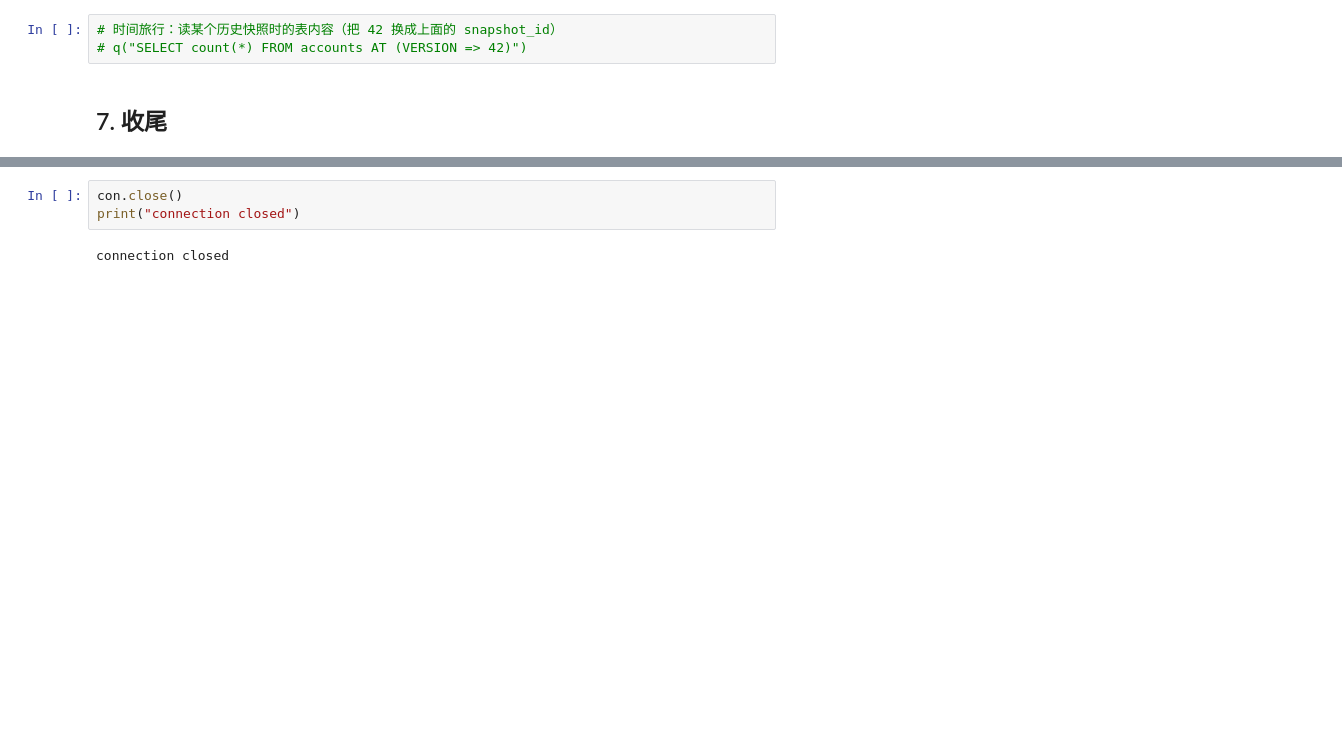
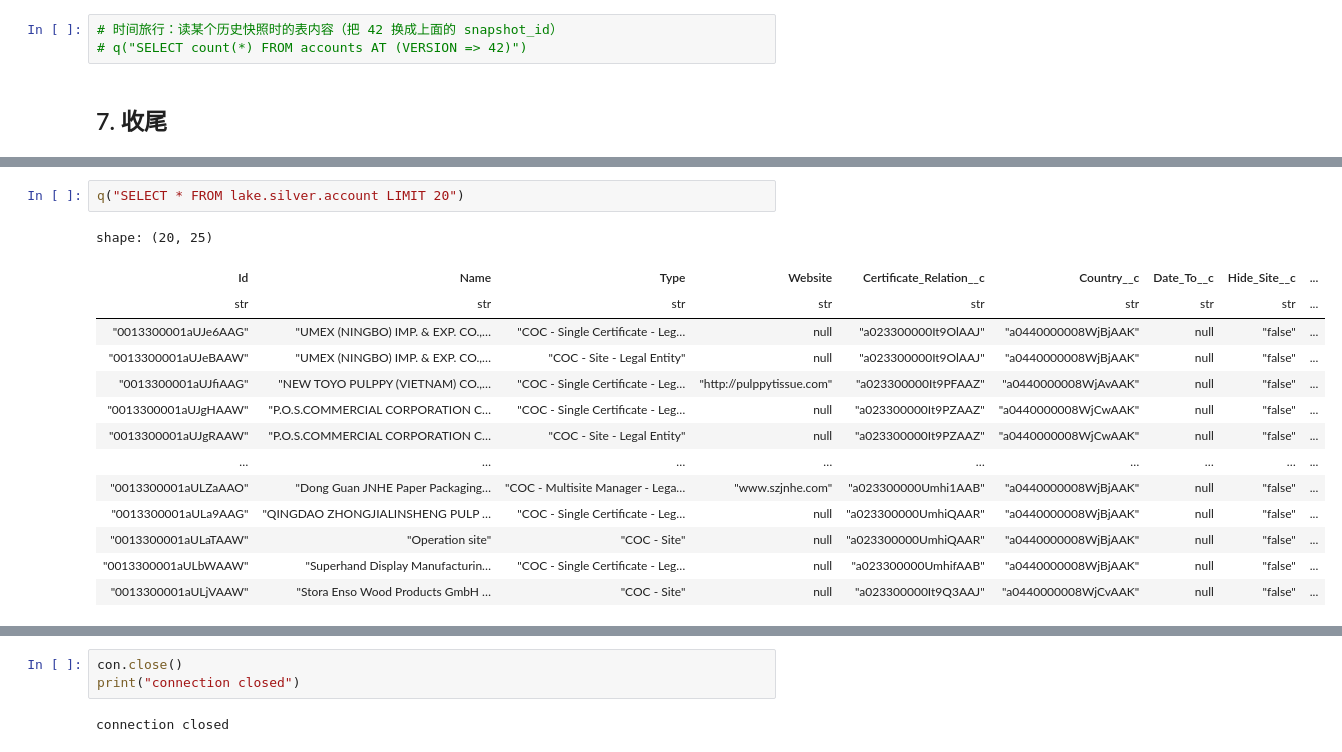
Before and after one commit to ChongSeanZeng/dagster, a Jupyter notebook: explore_ducklake.ipynb, the cells around one changed output, grey strips where cells are left out. Drawn from its saved outputs; the diff is of its cells as text; blank space fills up the shorter version.

Commit message:
fix bugs for silver layer

```diff
--- a/explore_ducklake.ipynb
+++ b/explore_ducklake.ipynb
@@ -212,0 +247,17 @@ shape: (10, 3)
+# %%
+q("SELECT * FROM lake.silver.account LIMIT 20")
+# %% [output]
+shape: (20, 25)
+| Id | Name | Type | Website | Certificate_Relation__c | Country__c | Date_To__c | Hide_Site__c | ... |
+| str | str | str | str | str | str | str | str | ... |
+| "0013300001aUJe6AAG" | "UMEX (NINGBO) IMP. & EXP. CO.,… | "COC - Single Certificate - Leg… | null | "a023300000It9OlAAJ" | "a0440000008WjBjAAK" | null | "false" | ... |
+| "0013300001aUJeBAAW" | "UMEX (NINGBO) IMP. & EXP. CO.,… | "COC - Site - Legal Entity" | null | "a023300000It9OlAAJ" | "a0440000008WjBjAAK" | null | "false" | ... |
+| "0013300001aUJfiAAG" | "NEW TOYO PULPPY (VIETNAM) CO.,… | "COC - Single Certificate - Leg… | "http://pulppytissue.com" | "a023300000It9PFAAZ" | "a0440000008WjAvAAK" | null | "false" | ... |
+| "0013300001aUJgHAAW" | "P.O.S.COMMERCIAL CORPORATION C… | "COC - Single Certificate - Leg… | null | "a023300000It9PZAAZ" | "a0440000008WjCwAAK" | null | "false" | ... |
+| "0013300001aUJgRAAW" | "P.O.S.COMMERCIAL CORPORATION C… | "COC - Site - Legal Entity" | null | "a023300000It9PZAAZ" | "a0440000008WjCwAAK" | null | "false" | ... |
+| … | … | … | … | … | … | … | … | ... |
+| "0013300001aULZaAAO" | "Dong Guan JNHE Paper Packaging… | "COC - Multisite Manager - Lega… | "www.szjnhe.com" | "a023300000Umhi1AAB" | "a0440000008WjBjAAK" | null | "false" | ... |
+| "0013300001aULa9AAG" | "QINGDAO ZHONGJIALINSHENG PULP … | "COC - Single Certificate - Leg… | null | "a023300000UmhiQAAR" | "a0440000008WjBjAAK" | null | "false" | ... |
+| "0013300001aULaTAAW" | "Operation site" | "COC - Site" | null | "a023300000UmhiQAAR" | "a0440000008WjBjAAK" | null | "false" | ... |
+| "0013300001aULbWAAW" | "Superhand Display Manufacturin… | "COC - Single Certificate - Leg… | null | "a023300000UmhifAAB" | "a0440000008WjBjAAK" | null | "false" | ... |
+| "0013300001aULjVAAW" | "Stora Enso Wood Products GmbH … | "COC - Site" | null | "a023300000It9Q3AAJ" | "a0440000008WjCvAAK" | null | "false" | ... |
```
Also changed, not shown: parts of 10 cells of this notebook, 4 other files.
